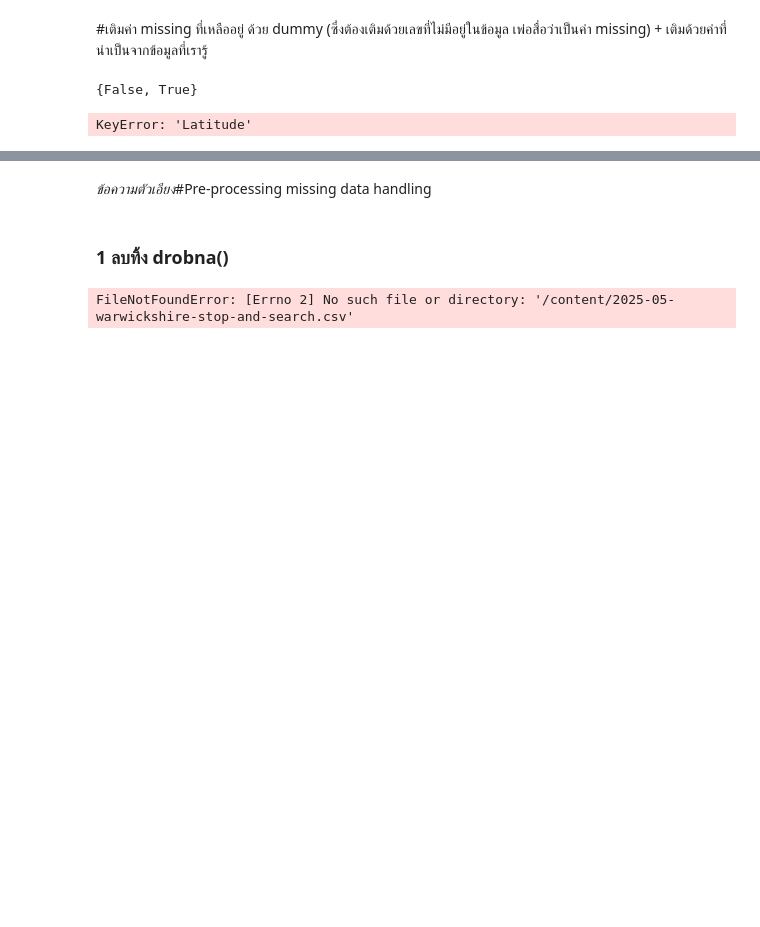
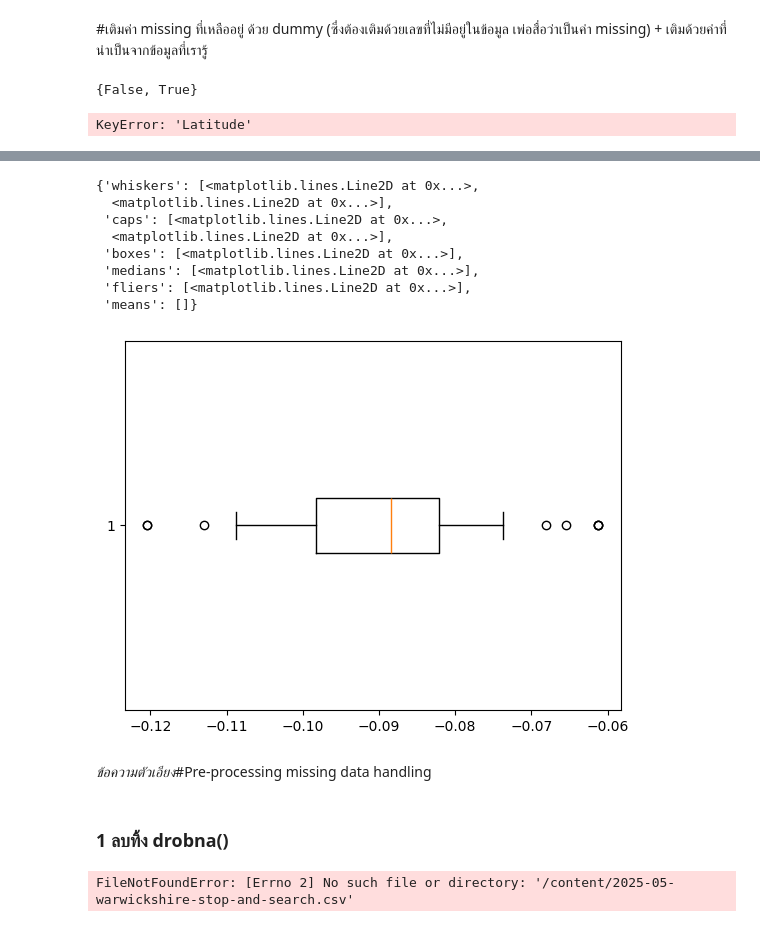
Before and after one commit to bbamknp2018/MSC_DPDM_2025, a Jupyter notebook: Data101_(dpdm24)_Chapter2.ipynb, the cells around one changed output, grey strips where cells are left out. Cells and saved outputs as stored; diff of their text form; code cells hidden in the pictures; blank space fills up the shorter version.

```diff
--- a/Data101_(dpdm24)_Chapter2.ipynb
+++ b/Data101_(dpdm24)_Chapter2.ipynb
@@ -343,0 +348,3 @@ KeyError: 'Latitude'
+# %%
+SS_df2 = pd.read_csv('/content/2025-01-city-of-london-stop-and-search.csv')
+SS_df2
@@ -344,3 +580,16 @@ KeyError: 'Latitude'
+# %%
+bp2 = plt.boxplot(SS_df3[~SS_df2['Longitude'].isnull()]['Longitude'],whis=0.8,vert=False)
+bp2
+# %% [output]
+{'whiskers': [<matplotlib.lines.Line2D at 0x...>,
+  <matplotlib.lines.Line2D at 0x...>],
+ 'caps': [<matplotlib.lines.Line2D at 0x...>,
+  <matplotlib.lines.Line2D at 0x...>],
+ 'boxes': [<matplotlib.lines.Line2D at 0x...>],
+ 'medians': [<matplotlib.lines.Line2D at 0x...>],
+ 'fliers': [<matplotlib.lines.Line2D at 0x...>],
+ 'means': []}
+[figure, added]
 # %% [markdown]
 *ข้อความตัวเอียง*#Pre-processing
 missing data handling
```
Also changed, not shown: parts of 24 cells of this notebook.
